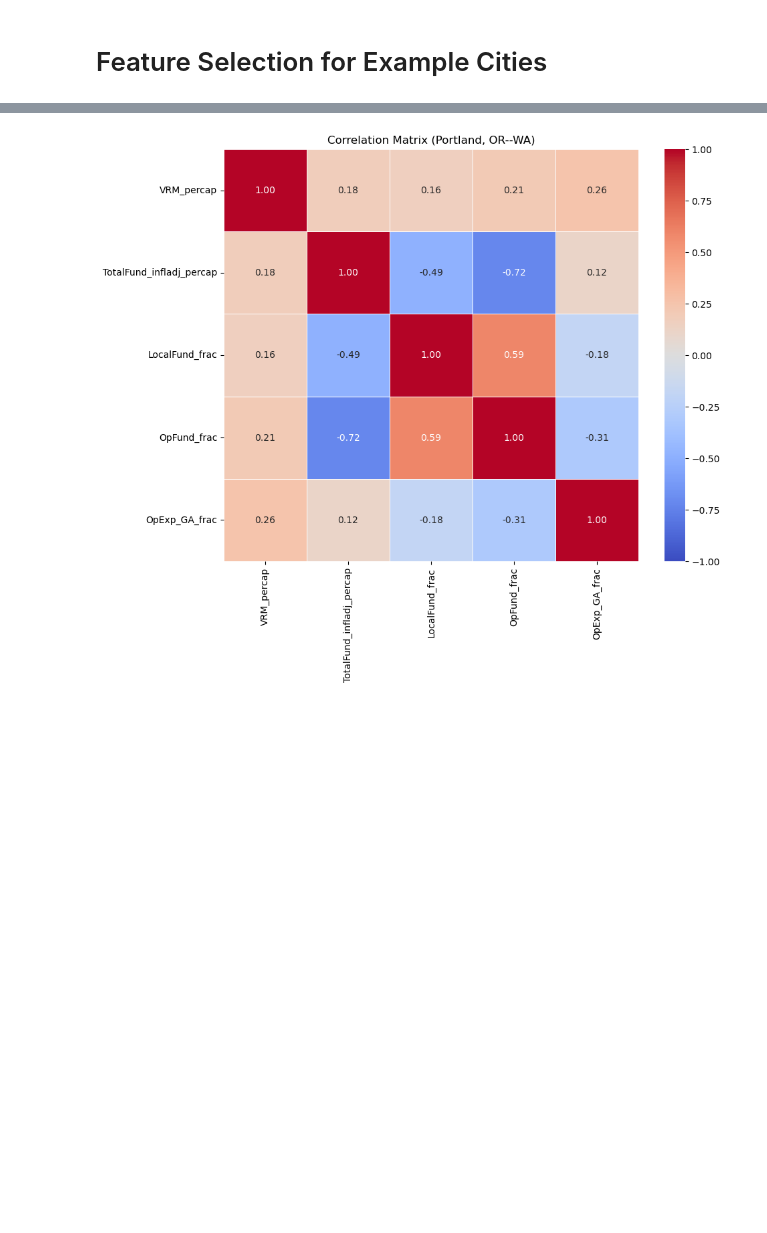
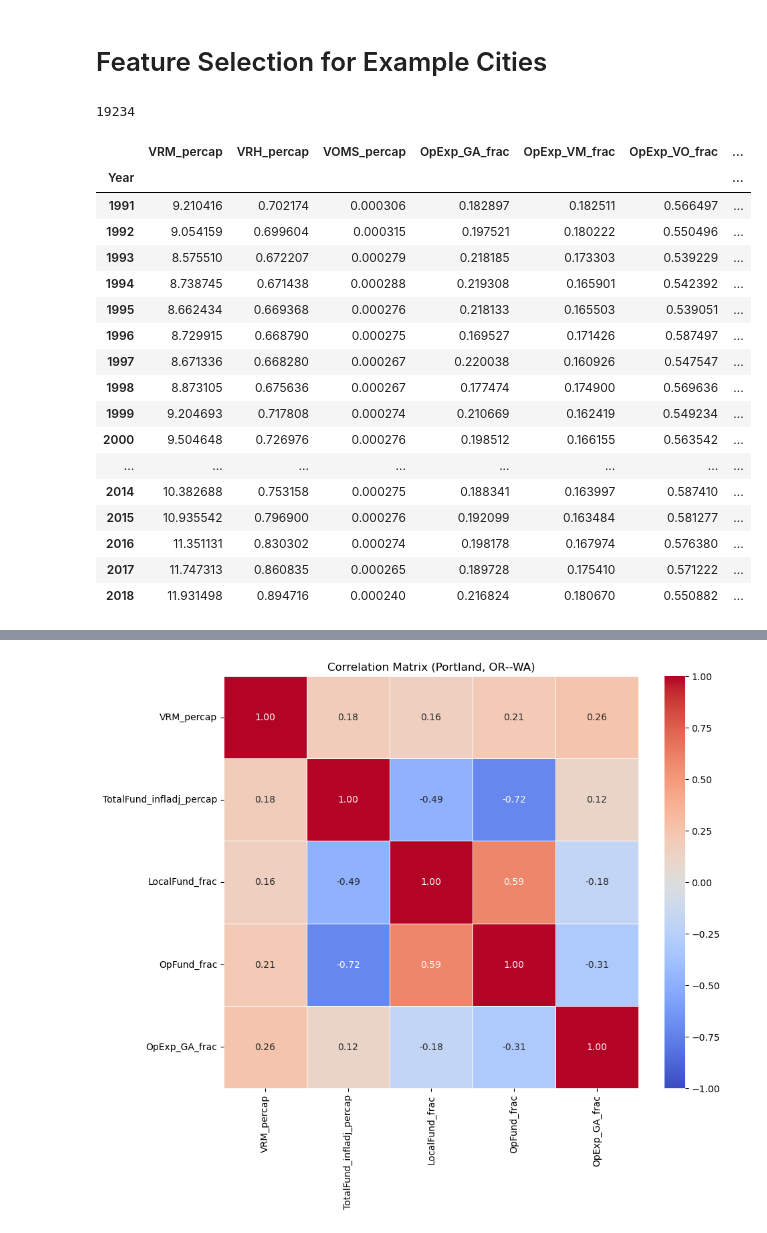
Before and after one commit to lodubay/transit-ridership, a Jupyter notebook: notebooks/feature_selection_LD.ipynb, the cells around one changed output, grey strips where cells are left out. Saved outputs shown, nothing was run; the diff lists cells and outputs as text; code cells hidden in the pictures; blank space fills up the shorter version.

```diff
--- a/notebooks/feature_selection_LD.ipynb
+++ b/notebooks/feature_selection_LD.ipynb
@@ -41,29 +41,52 @@ def plot_correlations(city, features):
     plt.show()
 # %%
 city = get_city_code('Columbus, OH')
+print(city)
 
 ynames = ['UPT_percap']#, 'PMT_percap', 'FARES_infladj_percap']
 ydfs = [import_training_data('%s.csv' % name) for name in ynames]
 city_yvals = combine_city_data(city, ydfs, ynames)
+# %% [output]
+19234
 # %%
 all_features = [
     'VRM_percap',
     'VRH_percap',
     'VOMS_percap',
     'OpExp_GA_frac',
     'OpExp_VM_frac',
     'OpExp_VO_frac',
     'OpExp_Total_infladj_percap',
     'OpFund_infladj_percap',
     'CapFund_infladj_percap',
     'OpFund_frac',
     'TotalFund_infladj_percap',
     'FedFund_frac',
     'StateFund_frac',
     'LocalFund_frac',
 ]
 xdfs = [import_training_data('%s.csv' % name) for name in all_features]
 city_xvals = combine_city_data(city, xdfs, all_features)
+city_xvals
+# %% [output]
+|  | VRM_percap | VRH_percap | VOMS_percap | OpExp_GA_frac | OpExp_VM_frac | OpExp_VO_frac | ... |
+| Year |  |  |  |  |  |  | ... |
+| 1991 | 9.210416 | 0.702174 | 0.000306 | 0.182897 | 0.182511 | 0.566497 | ... |
+| 1992 | 9.054159 | 0.699604 | 0.000315 | 0.197521 | 0.180222 | 0.550496 | ... |
+| 1993 | 8.575510 | 0.672207 | 0.000279 | 0.218185 | 0.173303 | 0.539229 | ... |
+| 1994 | 8.738745 | 0.671438 | 0.000288 | 0.219308 | 0.165901 | 0.542392 | ... |
+| 1995 | 8.662434 | 0.669368 | 0.000276 | 0.218133 | 0.165503 | 0.539051 | ... |
+| 1996 | 8.729915 | 0.668790 | 0.000275 | 0.169527 | 0.171426 | 0.587497 | ... |
+| 1997 | 8.671336 | 0.668280 | 0.000267 | 0.220038 | 0.160926 | 0.547547 | ... |
+| 1998 | 8.873105 | 0.675636 | 0.000267 | 0.177474 | 0.174900 | 0.569636 | ... |
+| 1999 | 9.204693 | 0.717808 | 0.000274 | 0.210669 | 0.162419 | 0.549234 | ... |
+| 2000 | 9.504648 | 0.726976 | 0.000276 | 0.198512 | 0.166155 | 0.563542 | ... |
+| ... | ... | ... | ... | ... | ... | ... | ... |
+| 2014 | 10.382688 | 0.753158 | 0.000275 | 0.188341 | 0.163997 | 0.587410 | ... |
+| 2015 | 10.935542 | 0.796900 | 0.000276 | 0.192099 | 0.163484 | 0.581277 | ... |
+| 2016 | 11.351131 | 0.830302 | 0.000274 | 0.198178 | 0.167974 | 0.576380 | ... |
+| 2017 | 11.747313 | 0.860835 | 0.000265 | 0.189728 | 0.175410 | 0.571222 | ... |
+| 2018 | 11.931498 | 0.894716 | 0.000240 | 0.216824 | 0.180670 | 0.550882 | ... |
 # %%
 plot_correlations(city, all_features + ['UPT_percap'])
 # %% [output]
```
Also changed, not shown: parts of 6 cells of this notebook, 33 other files.
